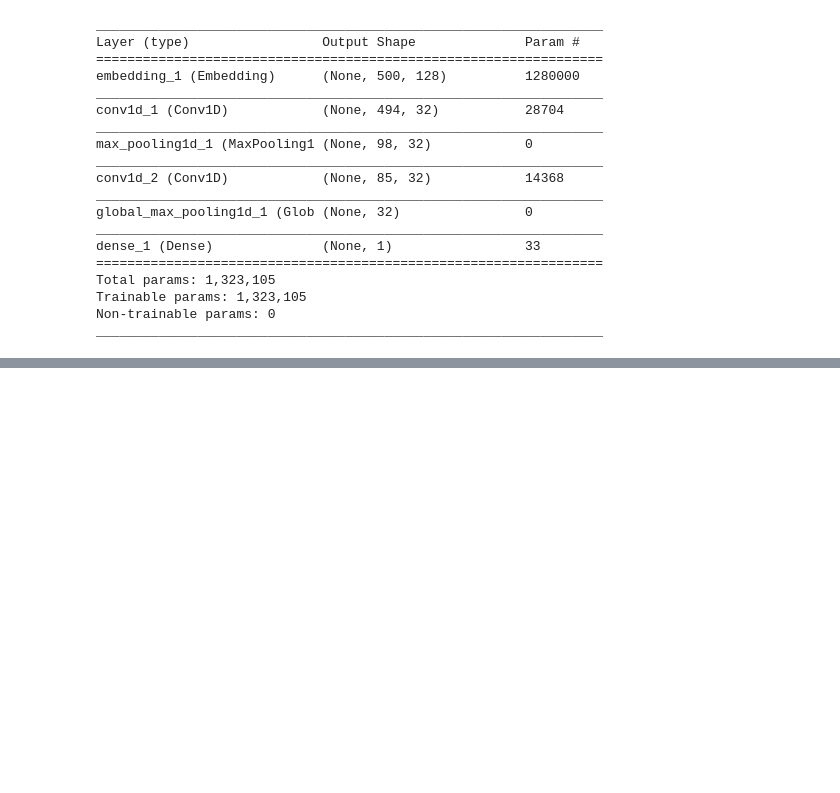
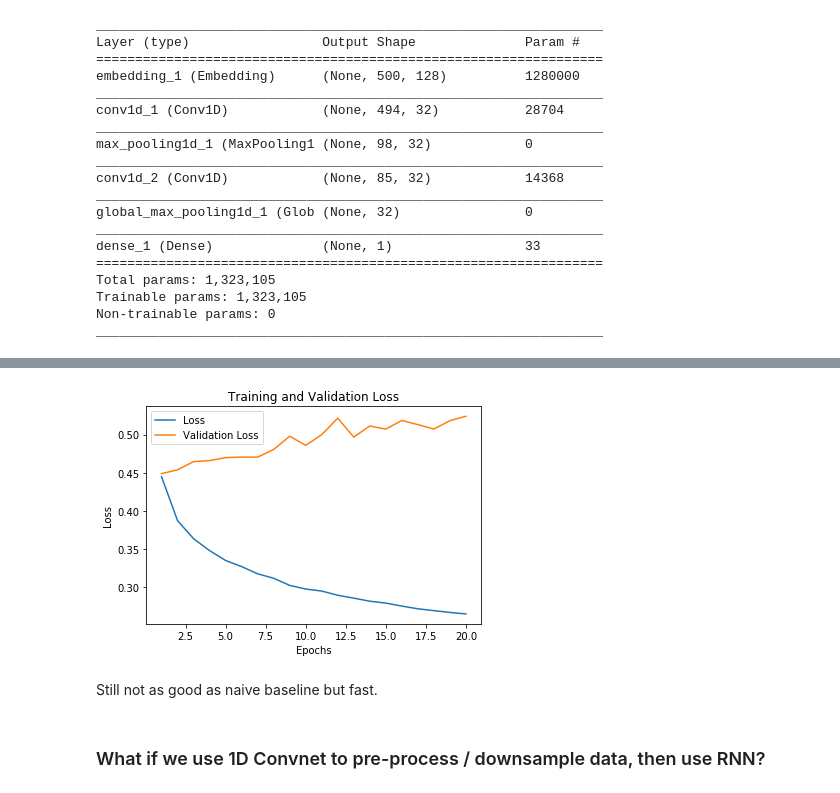
Before and after one commit to dhodun/keras-manning, a Jupyter notebook: Keras Ch 6 Sequence with Convnets.ipynb, the cells around one changed output, grey strips where cells are left out. Saved outputs shown, nothing was run; the diff lists cells and outputs as text; code cells hidden in the pictures; blank space fills up the shorter version.

```diff
--- a/Keras Ch 6 Sequence with Convnets.ipynb
+++ b/Keras Ch 6 Sequence with Convnets.ipynb
@@ -109,0 +117,14 @@ from keras.utils.vis_utils import model_to_dot
+# %%
+import os
+import pandas as pd
+
+data_dir = './Downloads/'
+fname = os.path.join(data_dir, 'jena_climate_2009_2016.csv')
+df = pd.read_csv(fname)
+# %%
+df_time = df
+df = df.drop('Date Time', axis=1)
+mean = df.mean(0)
+std = df.std(0)
+# standardize data
+df = df.sub(mean, axis=1).div(std, axis=1)
@@ -109,0 +174,6 @@ from keras.utils.vis_utils import model_to_dot
+# %%
+lookback = 1440
+step = 6
+delay = 144
+batch_size = 128
+num_features = df.shape[1]
@@ -109,0 +223,20 @@ from keras.utils.vis_utils import model_to_dot
+# %%
+from keras.models import Sequential
+from keras import layers
+from keras.optimizers import RMSprop
+
+model = Sequential()
+model.add(layers.Conv1D(32, 5, activation='relu',
+                        input_shape=(None, df.shape[-1])))
+model.add(layers.MaxPooling1D(3))
+model.add(layers.Conv1D(32, 5, activation='relu'))
+model.add(layers.MaxPooling1D(3))
+model.add(layers.Conv1D(32, 5, activation='relu'))
+model.add(layers.GlobalMaxPooling1D())
+model.add(layers.Dense(1))
+
+model.compile(optimizer=RMSprop(), loss='mae')
+
+history = model.fit_generator(train_gen, steps_per_epoch=500,
+                              epochs=20, validation_data=val_gen,
+                              validation_steps=val_steps)
@@ -109,0 +261,3 @@ from keras.utils.vis_utils import model_to_dot
+# %%
+print_curves(history)
+# %% [output]
@@ -109,0 +265,5 @@ from keras.utils.vis_utils import model_to_dot
+[figure, added]
+# %% [markdown]
+Still not as good as naive baseline but fast.
+# %% [markdown]
+### What if we use 1D Convnet to pre-process / downsample data, then use RNN?
```
Also changed, not shown: parts of 14 cells of this notebook, 4 other files.
